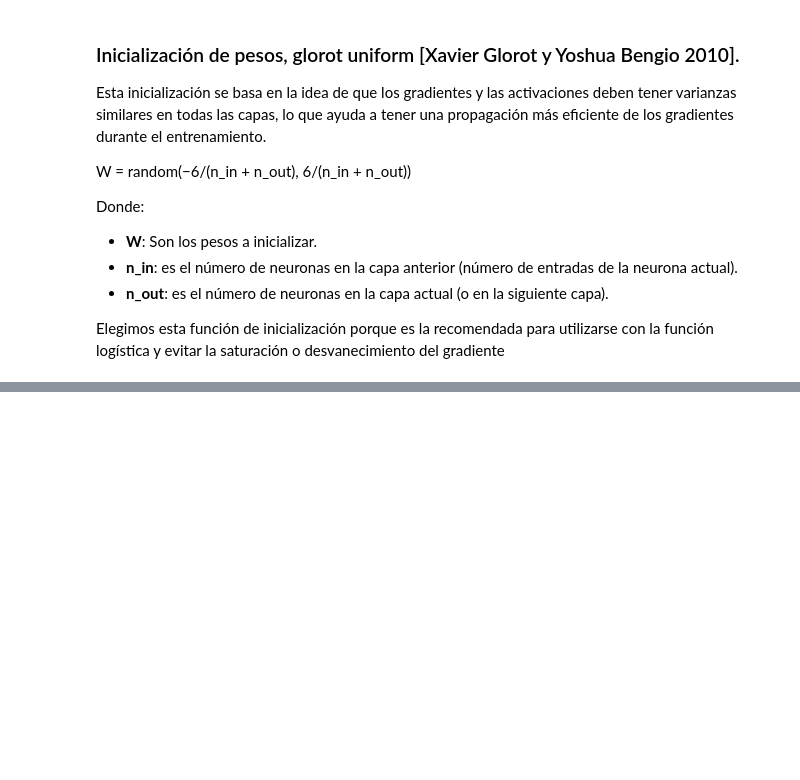
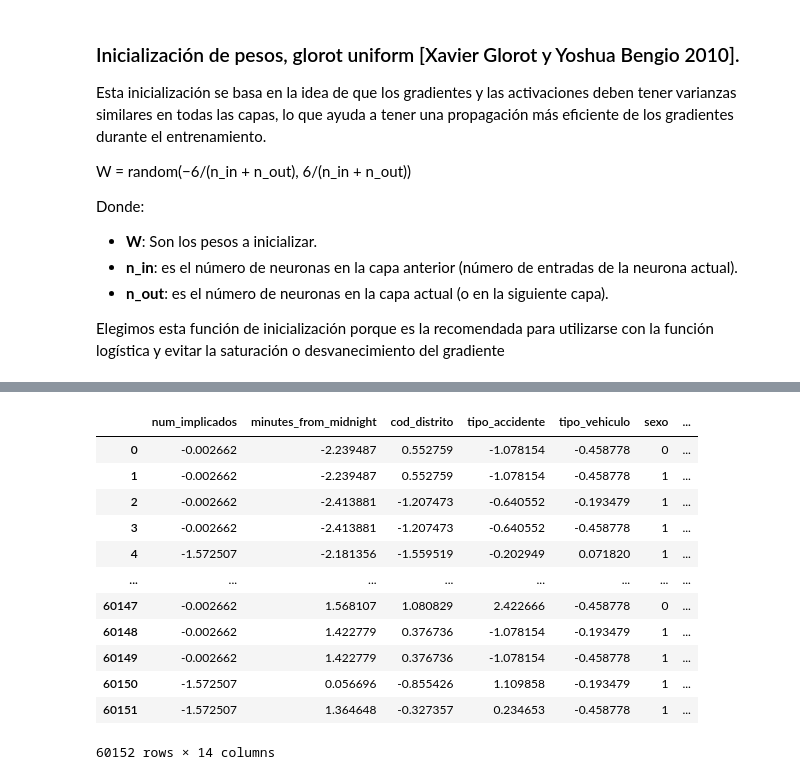
Before and after one commit to lucaramirezo/Traffic-Network-Transparency, a Jupyter notebook: L_Predicción_Edad_Conductor.ipynb, the cells around one changed output, grey strips where cells are left out. Cells and saved outputs as stored; diff of their text form; code cells hidden in the pictures; blank space fills up the shorter version.

```diff
--- a/L_Predicción_Edad_Conductor.ipynb
+++ b/L_Predicción_Edad_Conductor.ipynb
@@ -296,6 +337,6 @@ df_2022.head()
 Transformamos el tipo de accidente en códigos por medio de un mapeo por diccionario, pero antes, debemos establecer el código.
 # %%
 valores_unicos = df_2022['tipo_accidente'].unique()
-diccionario_accidentes = {tipo_accidente : codigo for tipo_accidente, codigo in enumerate(valores_unicos)}
+diccionario_accidentes = {tipo_accidente: codigo for codigo, tipo_accidente in enumerate(valores_unicos)}
 diccionario_accidentes
 # %% [output]
@@ -504,2 +732,16 @@ def glorot_uniform(shape: tuple) -> ndarray:
 # %%
-df_2022
+df_2022_normalized
+# %% [output]
+|  | num_implicados | minutes_from_midnight | cod_distrito | tipo_accidente | tipo_vehiculo | sexo | ... |
+| 0 | -0.002662 | -2.239487 | 0.552759 | -1.078154 | -0.458778 | 0 | ... |
+| 1 | -0.002662 | -2.239487 | 0.552759 | -1.078154 | -0.458778 | 1 | ... |
+| 2 | -0.002662 | -2.413881 | -1.207473 | -0.640552 | -0.193479 | 1 | ... |
+| 3 | -0.002662 | -2.413881 | -1.207473 | -0.640552 | -0.458778 | 1 | ... |
+| 4 | -1.572507 | -2.181356 | -1.559519 | -0.202949 | 0.071820 | 1 | ... |
+| ... | ... | ... | ... | ... | ... | ... | ... |
+| 60147 | -0.002662 | 1.568107 | 1.080829 | 2.422666 | -0.458778 | 0 | ... |
+| 60148 | -0.002662 | 1.422779 | 0.376736 | -1.078154 | -0.193479 | 1 | ... |
+| 60149 | -0.002662 | 1.422779 | 0.376736 | -1.078154 | -0.458778 | 1 | ... |
+| 60150 | -1.572507 | 0.056696 | -0.855426 | 1.109858 | -0.193479 | 1 | ... |
+| 60151 | -1.572507 | 1.364648 | -0.327357 | 0.234653 | -0.458778 | 1 | ... |
+60152 rows × 14 columns
```
Also changed, not shown: parts of 32 cells of this notebook.
